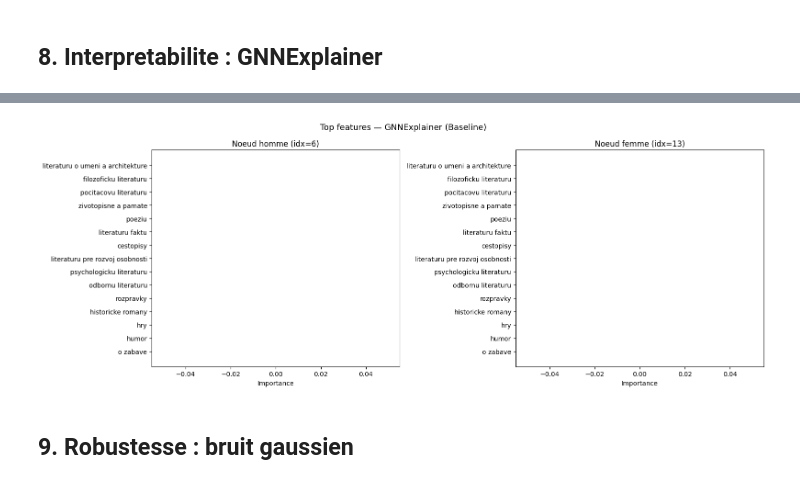
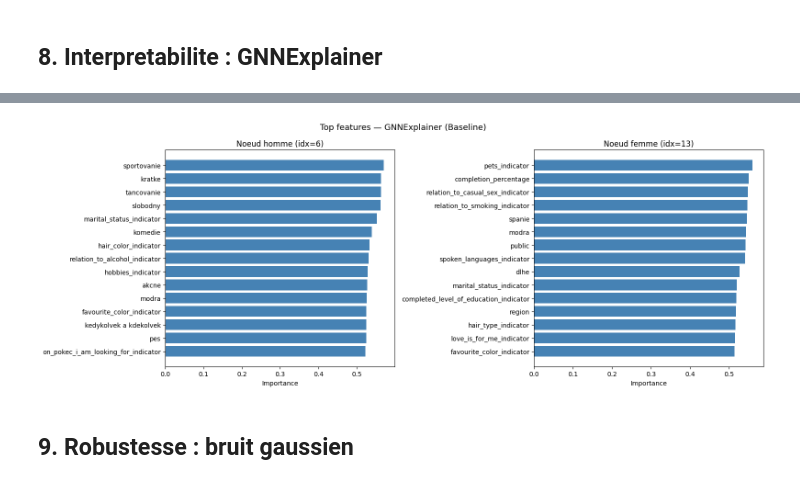
Before and after one commit to leoivars31/Projet_Fairness, a Jupyter notebook: src/notebook_principal.ipynb, the cells around one changed output, grey strips where cells are left out. Saved outputs shown, nothing was run; the diff lists cells and outputs as text; code cells hidden in the pictures.

```diff
--- a/src/notebook_principal.ipynb
+++ b/src/notebook_principal.ipynb
@@ -405,21 +380,21 @@ print('Explications generees.')
 # %%
 TOP_K = 15
 
-def plot_top_features(exp, title, ax, feat_names, k=TOP_K):
-    imp     = exp.node_mask[0].cpu().numpy()
+def plot_top_features(exp, node_idx, title, ax, feat_names, k=TOP_K):
+    imp     = exp.node_mask[node_idx].cpu().numpy()
     top_idx = np.argsort(imp)[-k:]
     ax.barh([feat_names[i] for i in top_idx], imp[top_idx], color='steelblue')
     ax.set_title(title)
     ax.set_xlabel('Importance')
 
 fig, (ax1, ax2) = plt.subplots(1, 2, figsize=(16, 6))
-plot_top_features(exp_m, f'Noeud homme (idx={male_idx})',   ax1, feature_cols)
-plot_top_features(exp_f, f'Noeud femme (idx={female_idx})', ax2, feature_cols)
+plot_top_features(exp_m, male_idx, f'Noeud homme (idx={male_idx})',   ax1, feature_cols)
+plot_top_features(exp_f, female_idx, f'Noeud femme (idx={female_idx})', ax2, feature_cols)
 plt.suptitle('Top features — GNNExplainer (Baseline)', fontsize=13)
 plt.tight_layout()
 plt.show()
 # %% [output]
-[figure, old version]
+[figure, new version]
 # %% [markdown]
 ## 9. Robustesse : bruit gaussien
 # %%
```
Also changed, not shown: parts of 9 cells of this notebook.
